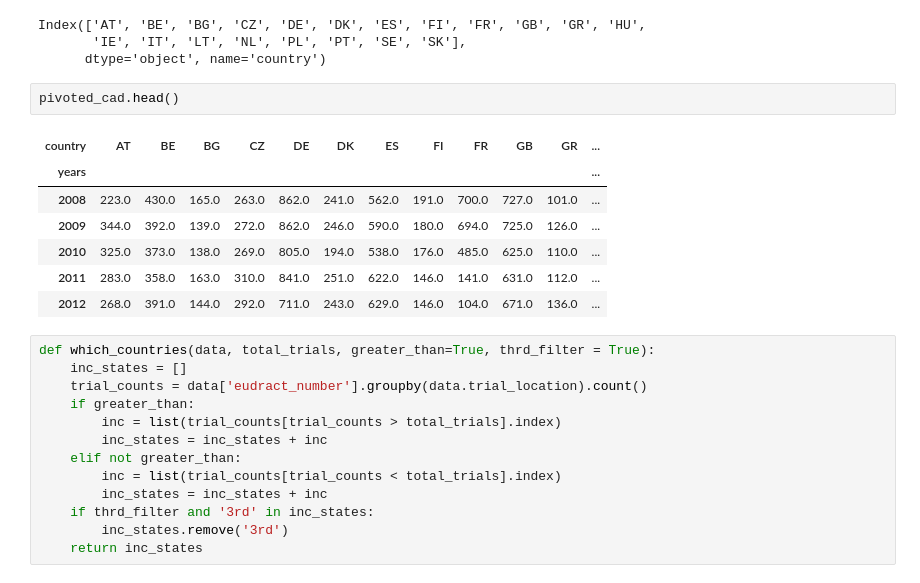
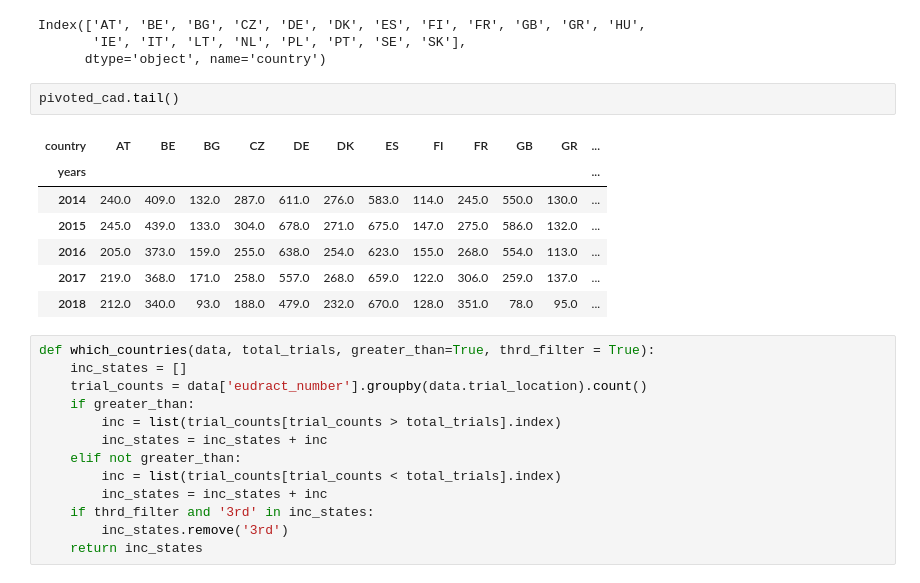
Before and after one commit to ebmdatalab/euctr_country_level_analysis, a Jupyter notebook: EUCTR Trends/Time Trends.ipynb, the cells around one changed output. Saved outputs shown, nothing was run; the diff lists cells and outputs as text.

```diff
--- a/EUCTR Trends/Time Trends.ipynb
+++ b/EUCTR Trends/Time Trends.ipynb
@@ -120,15 +120,15 @@ Index(['AT', 'BE', 'BG', 'CZ', 'DE', 'DK', 'ES', 'FI', 'FR', 'GB', 'GR', 'HU',
        'IE', 'IT', 'LT', 'NL', 'PL', 'PT', 'SE', 'SK'],
       dtype='object', name='country')
 # %%
-pivoted_cad.head()
+pivoted_cad.tail()
 # %% [output]
 | country | AT | BE | BG | CZ | DE | DK | ES | FI | FR | GB | GR | ... |
 | years |  |  |  |  |  |  |  |  |  |  |  | ... |
-| 2008 | 223.0 | 430.0 | 165.0 | 263.0 | 862.0 | 241.0 | 562.0 | 191.0 | 700.0 | 727.0 | 101.0 | ... |
-| 2009 | 344.0 | 392.0 | 139.0 | 272.0 | 862.0 | 246.0 | 590.0 | 180.0 | 694.0 | 725.0 | 126.0 | ... |
-| 2010 | 325.0 | 373.0 | 138.0 | 269.0 | 805.0 | 194.0 | 538.0 | 176.0 | 485.0 | 625.0 | 110.0 | ... |
-| 2011 | 283.0 | 358.0 | 163.0 | 310.0 | 841.0 | 251.0 | 622.0 | 146.0 | 141.0 | 631.0 | 112.0 | ... |
-| 2012 | 268.0 | 391.0 | 144.0 | 292.0 | 711.0 | 243.0 | 629.0 | 146.0 | 104.0 | 671.0 | 136.0 | ... |
+| 2014 | 240.0 | 409.0 | 132.0 | 287.0 | 611.0 | 276.0 | 583.0 | 114.0 | 245.0 | 550.0 | 130.0 | ... |
+| 2015 | 245.0 | 439.0 | 133.0 | 304.0 | 678.0 | 271.0 | 675.0 | 147.0 | 275.0 | 586.0 | 132.0 | ... |
+| 2016 | 205.0 | 373.0 | 159.0 | 255.0 | 638.0 | 254.0 | 623.0 | 155.0 | 268.0 | 554.0 | 113.0 | ... |
+| 2017 | 219.0 | 368.0 | 171.0 | 258.0 | 557.0 | 268.0 | 659.0 | 122.0 | 306.0 | 259.0 | 137.0 | ... |
+| 2018 | 212.0 | 340.0 | 93.0 | 188.0 | 479.0 | 232.0 | 670.0 | 128.0 | 351.0 | 78.0 | 95.0 | ... |
 # %%
 def which_countries(data, total_trials, greater_than=True, thrd_filter = True):
     inc_states = []
```
Also changed, not shown: parts of 9 cells of this notebook, 1 other file.
